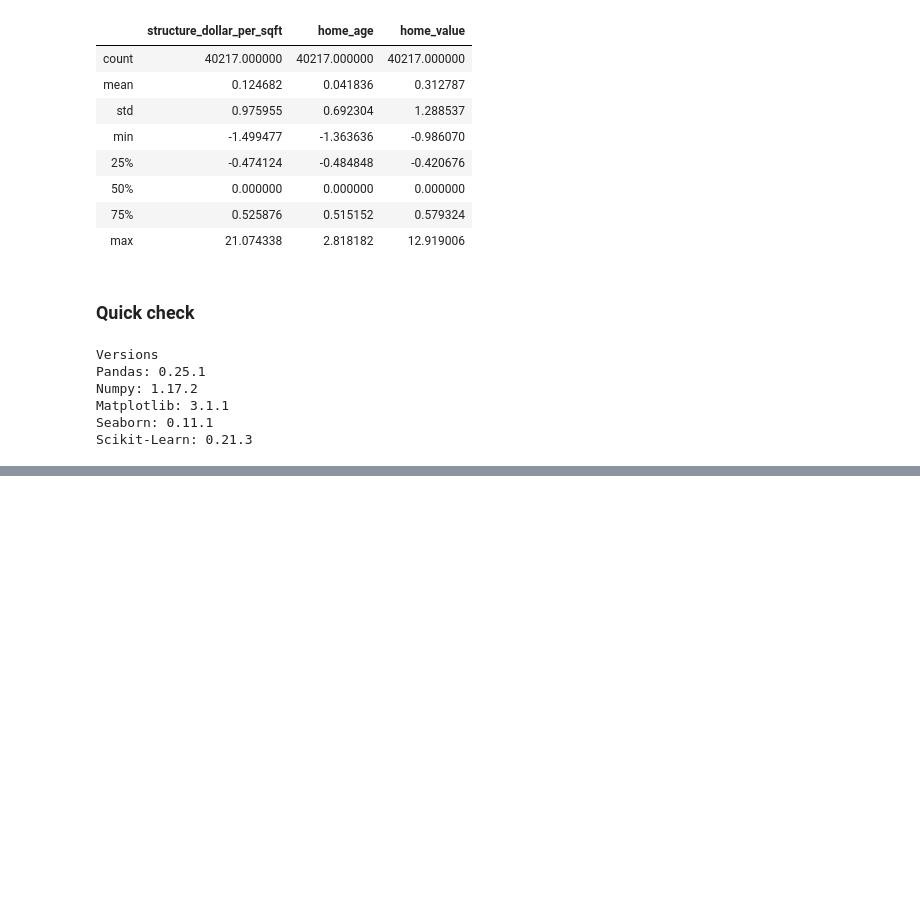
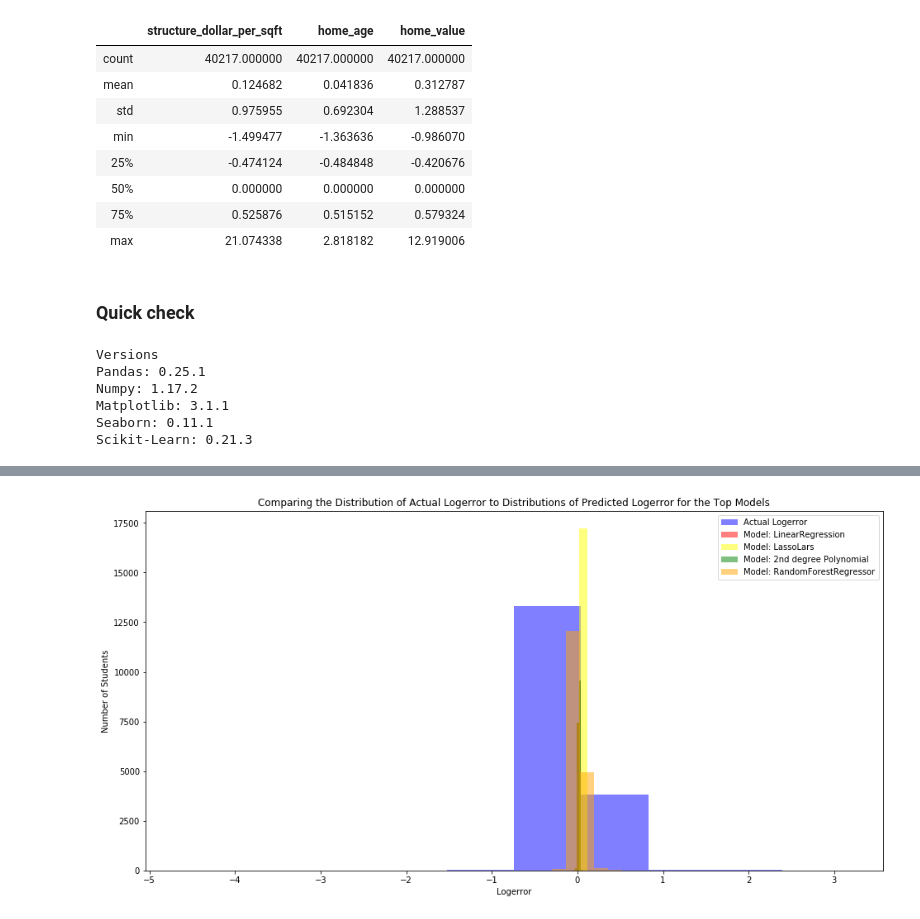
Before and after one commit to SKG-ZillowClusteringProject/zillow_clustering_project, a Jupyter notebook: notebooks/steve.ipynb, the cells around one changed output, grey strips where cells are left out. Saved outputs shown, nothing was run; the diff lists cells and outputs as text; code cells hidden in the pictures; blank space fills up the shorter version.

Commit message:
halfway thru modeling

```diff
--- a/notebooks/steve.ipynb
+++ b/notebooks/steve.ipynb
@@ -467,0 +484,3 @@ Scikit-Learn: 0.21.3
+# %%
+y_train = pd.DataFrame(y_train)
+y_validate = pd.DataFrame(y_validate)
@@ -467,0 +674,21 @@ Scikit-Learn: 0.21.3
+# %%
+ # create regressor object
+rf = RandomForestRegressor(n_estimators = 100, random_state = 0)
+
+# fit the regressor with x and y data
+rf.fit(X_train, y_train.logerror)
+
+# predict train
+y_train['logerror_pred_rf'] = rf.predict(X_train)
+
+# evaluate: rmse
+rmse_train = mean_squared_error(y_train.logerror, y_train.logerror_pred_rf) ** .5
+
+# predict validate
+y_validate['logerror_pred_rf'] = rf.predict(X_validate)
+
+# evaluate: rmse
+rmse_validate = mean_squared_error(y_validate.logerror, y_validate.logerror_pred_rf) ** .5
+
+print("RMSE for RandomForestRegressor\nTraining/In-Sample: ", rmse_train,
+      "\nValidation/Out-of-Sample: ", rmse_validate)
@@ -467,0 +713,15 @@ Scikit-Learn: 0.21.3
+# %%
+# plot to visualize actual vs predicted.
+plt.figure(figsize=(16,8))
+plt.hist(y_validate.logerror, color='blue', alpha=.5, label="Actual Logerror")
+plt.hist(y_validate.logerror_pred_lm, color='red', alpha=.5, label="Model: LinearRegression")
+plt.hist(y_validate.logerror_pred_lars, color='yellow', alpha=.5, label="Model: LassoLars")
+plt.hist(y_validate.logerror_pred_lm2, color='green', alpha=.5, label="Model: 2nd degree Polynomial")
+plt.hist(y_validate.logerror_pred_rf, color='orange', alpha=.5, label="Model: RandomForestRegressor")
+plt.xlabel("Logerror")
+plt.ylabel("Number of Students")
+plt.title("Comparing the Distribution of Actual Logerror to Distributions of Predicted Logerror for the Top Models")
+plt.legend()
+plt.show()
+# %% [output]
+[figure, added]
```
Also changed, not shown: parts of 13 cells of this notebook.
